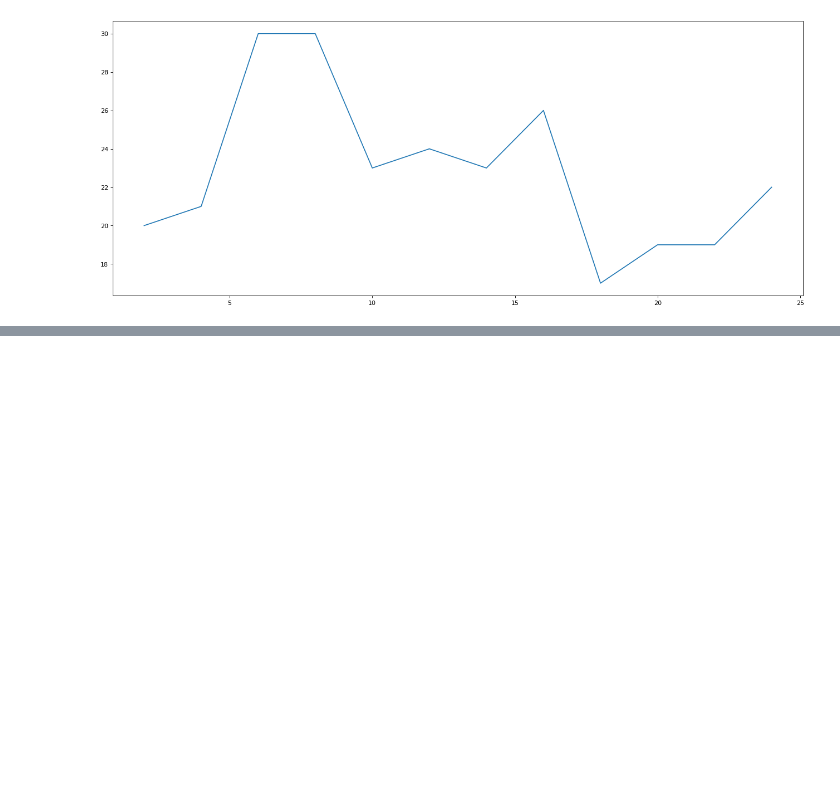
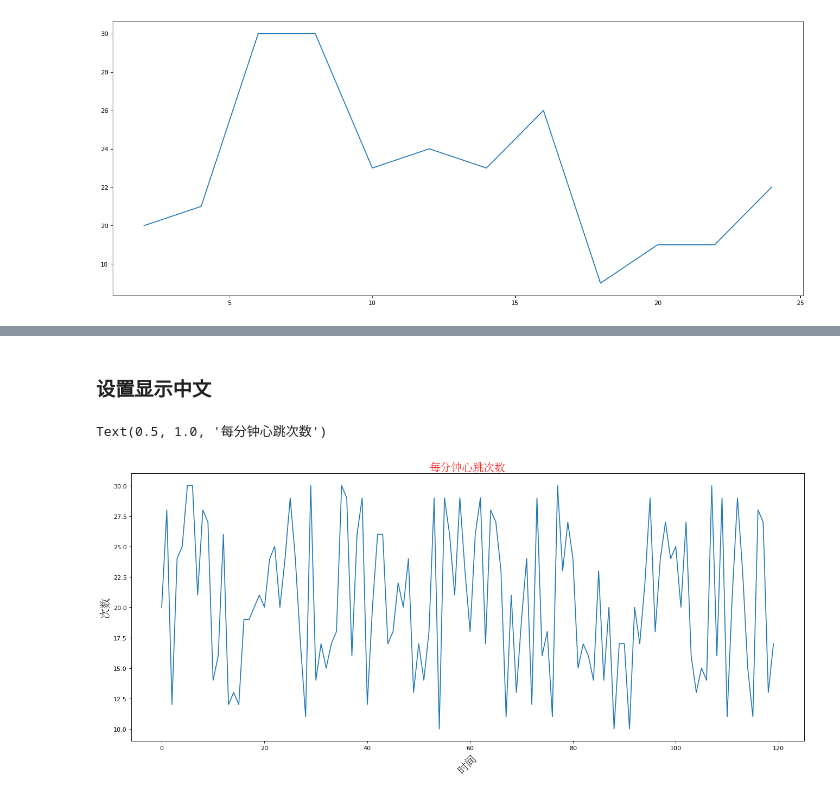
Before and after one commit to yanyusiyunshen/Data-Analysis, a Jupyter notebook: code/matplotlib.ipynb, the cells around one changed output, grey strips where cells are left out. Saved outputs shown, nothing was run; the diff lists cells and outputs as text; code cells hidden in the pictures; blank space fills up the shorter version.

```diff
--- a/code/matplotlib.ipynb
+++ b/code/matplotlib.ipynb
@@ -62,0 +94,18 @@ plt.savefig('./t2.svg')
+# %% [markdown]
+### 设置显示中文
+# %%
+from matplotlib import pyplot as plt
+import matplotlib
+import random
+from matplotlib import font_manager
+my_font = font_manager.FontProperties(fname='C:\\Windows\\Fonts\\STSONG.TTF',size=18)
+x = range(0,120)
+y = [random.randint(10,30) for i in range(120)]
+plt.figure(figsize=(20,8),dpi=80)
+plt.xlabel('时间',rotation=45,fontproperties=my_font)
+plt.ylabel("次数",fontproperties=my_font)
+plt.plot(x,y)
+plt.title("每分钟心跳次数",color='red',fontproperties=my_font)
+# %% [output]
+Text(0.5, 1.0, '每分钟心跳次数')
+[figure, added]
```
Also changed, not shown: parts of 14 cells of this notebook.
